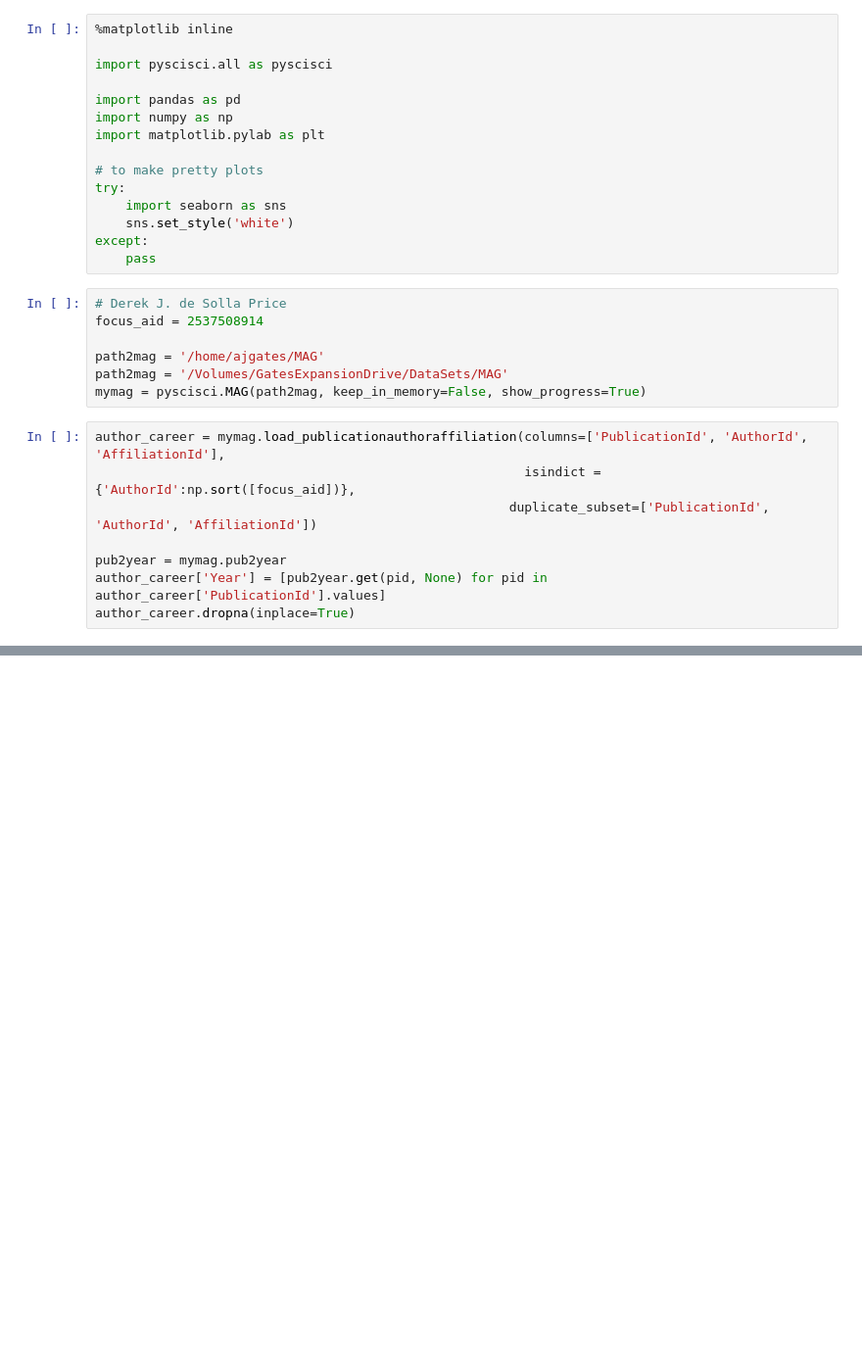
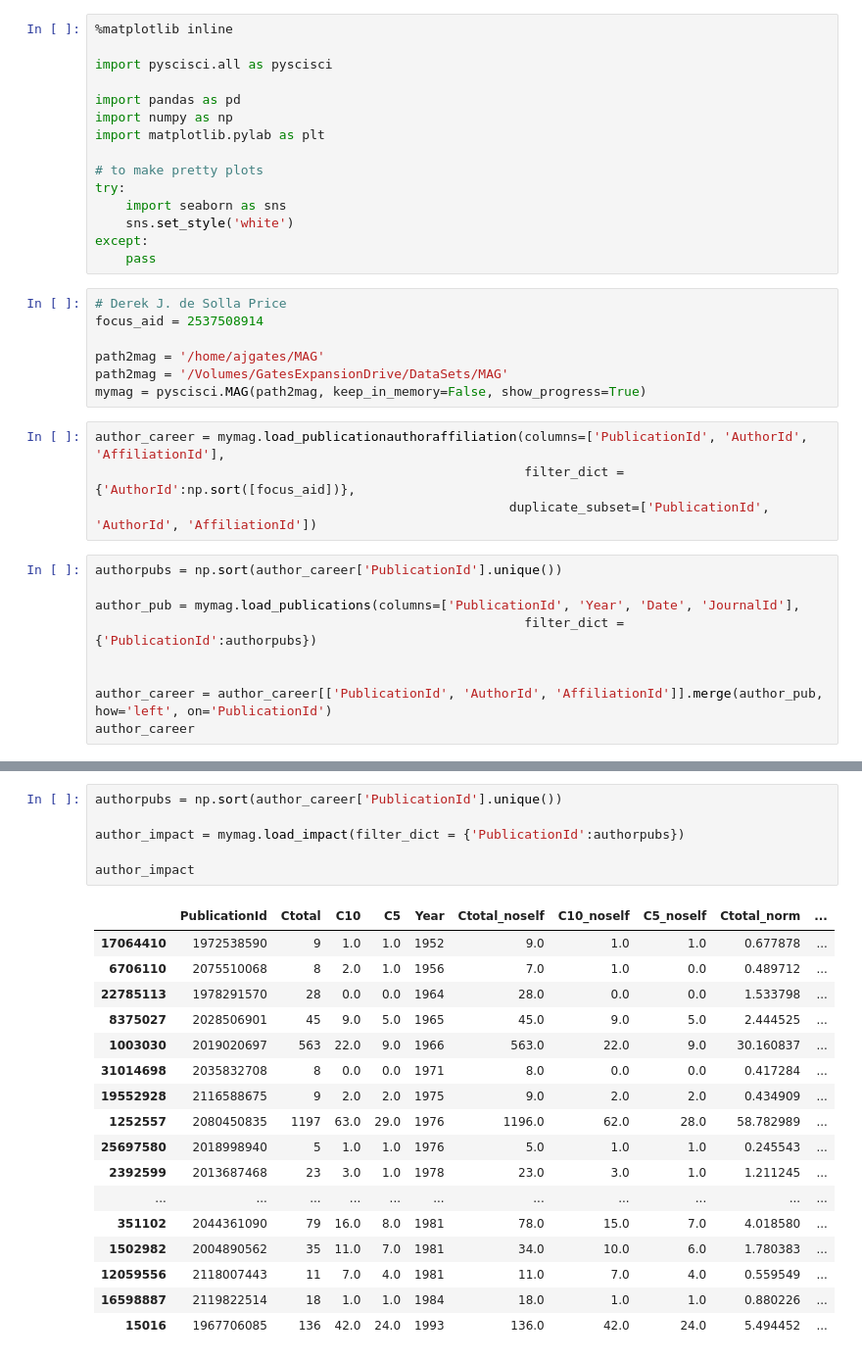
Before and after one commit to SciSciCollective/pyscisci, a Jupyter notebook: examples/Career Analysis.ipynb, the cells around one changed output, grey strips where cells are left out. Shown at 98% size. Cells and saved outputs as stored; diff of their text form; blank space fills up the shorter version.

```diff
--- a/examples/Career Analysis.ipynb
+++ b/examples/Career Analysis.ipynb
@@ -22,9 +22,14 @@ path2mag = '/Volumes/GatesExpansionDrive/DataSets/MAG'
 mymag = pyscisci.MAG(path2mag, keep_in_memory=False, show_progress=True)
 # %%
 author_career = mymag.load_publicationauthoraffiliation(columns=['PublicationId', 'AuthorId', 'AffiliationId'],
-                                                        isindict = {'AuthorId':np.sort([focus_aid])},
+                                                        filter_dict = {'AuthorId':np.sort([focus_aid])},
                                                       duplicate_subset=['PublicationId', 'AuthorId', 'AffiliationId'])
-
-pub2year = mymag.pub2year
-author_career['Year'] = [pub2year.get(pid, None) for pid in author_career['PublicationId'].values]
-author_career.dropna(inplace=True)
+# %%
+authorpubs = np.sort(author_career['PublicationId'].unique())
+
+author_pub = mymag.load_publications(columns=['PublicationId', 'Year', 'Date', 'JournalId'],
+                                                        filter_dict = {'PublicationId':authorpubs})
+
+
+author_career = author_career[['PublicationId', 'AuthorId', 'AffiliationId']].merge(author_pub, how='left', on='PublicationId')
+author_career
@@ -30,0 +74,24 @@ author_career.dropna(inplace=True)
+# %%
+authorpubs = np.sort(author_career['PublicationId'].unique())
+
+author_impact = mymag.load_impact(filter_dict = {'PublicationId':authorpubs})
+
+author_impact
+# %% [output]
+|  | PublicationId | Ctotal | C10 | C5 | Year | Ctotal_noself | C10_noself | C5_noself | Ctotal_norm | ... |
+| 17064410 | 1972538590 | 9 | 1.0 | 1.0 | 1952 | 9.0 | 1.0 | 1.0 | 0.677878 | ... |
+| 6706110 | 2075510068 | 8 | 2.0 | 1.0 | 1956 | 7.0 | 1.0 | 0.0 | 0.489712 | ... |
+| 22785113 | 1978291570 | 28 | 0.0 | 0.0 | 1964 | 28.0 | 0.0 | 0.0 | 1.533798 | ... |
+| 8375027 | 2028506901 | 45 | 9.0 | 5.0 | 1965 | 45.0 | 9.0 | 5.0 | 2.444525 | ... |
+| 1003030 | 2019020697 | 563 | 22.0 | 9.0 | 1966 | 563.0 | 22.0 | 9.0 | 30.160837 | ... |
+| 31014698 | 2035832708 | 8 | 0.0 | 0.0 | 1971 | 8.0 | 0.0 | 0.0 | 0.417284 | ... |
+| 19552928 | 2116588675 | 9 | 2.0 | 2.0 | 1975 | 9.0 | 2.0 | 2.0 | 0.434909 | ... |
+| 1252557 | 2080450835 | 1197 | 63.0 | 29.0 | 1976 | 1196.0 | 62.0 | 28.0 | 58.782989 | ... |
+| 25697580 | 2018998940 | 5 | 1.0 | 1.0 | 1976 | 5.0 | 1.0 | 1.0 | 0.245543 | ... |
+| 2392599 | 2013687468 | 23 | 3.0 | 1.0 | 1978 | 23.0 | 3.0 | 1.0 | 1.211245 | ... |
+| ... | ... | ... | ... | ... | ... | ... | ... | ... | ... | ... |
+| 351102 | 2044361090 | 79 | 16.0 | 8.0 | 1981 | 78.0 | 15.0 | 7.0 | 4.018580 | ... |
+| 1502982 | 2004890562 | 35 | 11.0 | 7.0 | 1981 | 34.0 | 10.0 | 6.0 | 1.780383 | ... |
+| 12059556 | 2118007443 | 11 | 7.0 | 4.0 | 1981 | 11.0 | 7.0 | 4.0 | 0.559549 | ... |
+| 16598887 | 2119822514 | 18 | 1.0 | 1.0 | 1984 | 18.0 | 1.0 | 1.0 | 0.880226 | ... |
+| 15016 | 1967706085 | 136 | 42.0 | 24.0 | 1993 | 136.0 | 42.0 | 24.0 | 5.494452 | ... |
```
Also changed, not shown: parts of 5 cells of this notebook, 5 other files.
